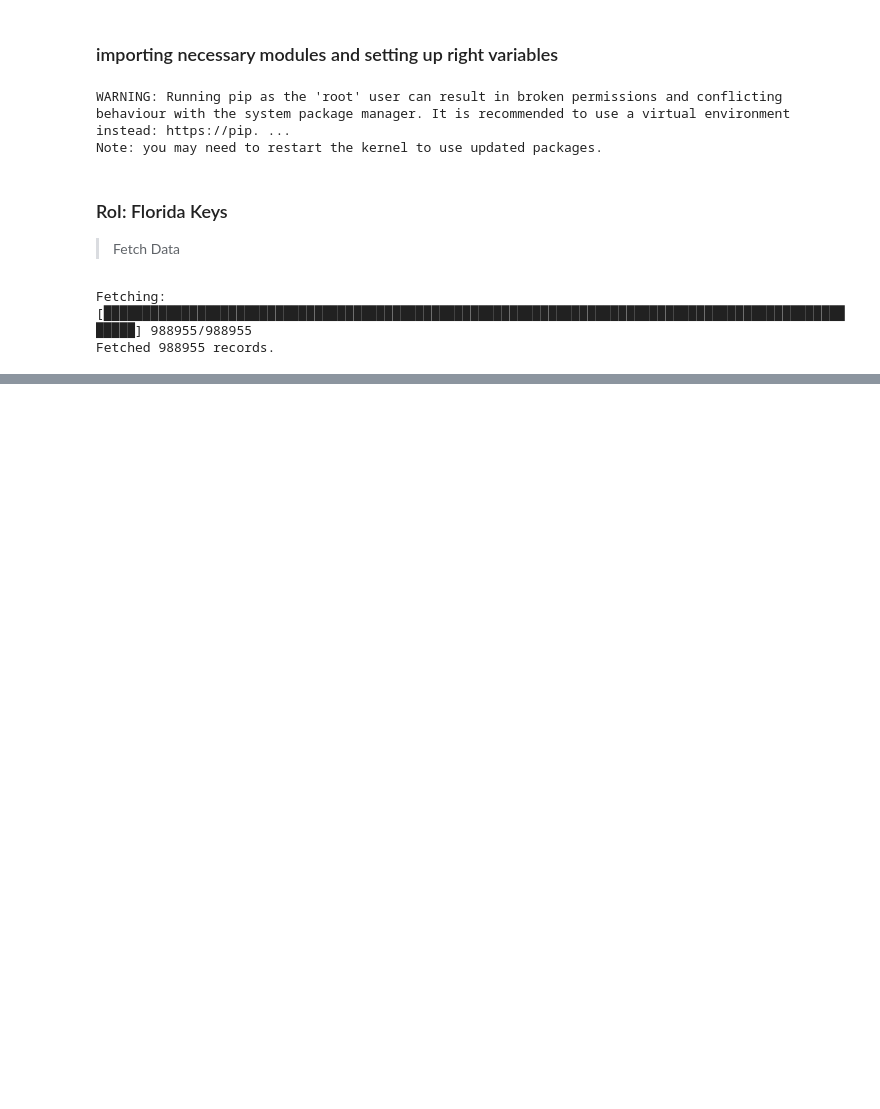
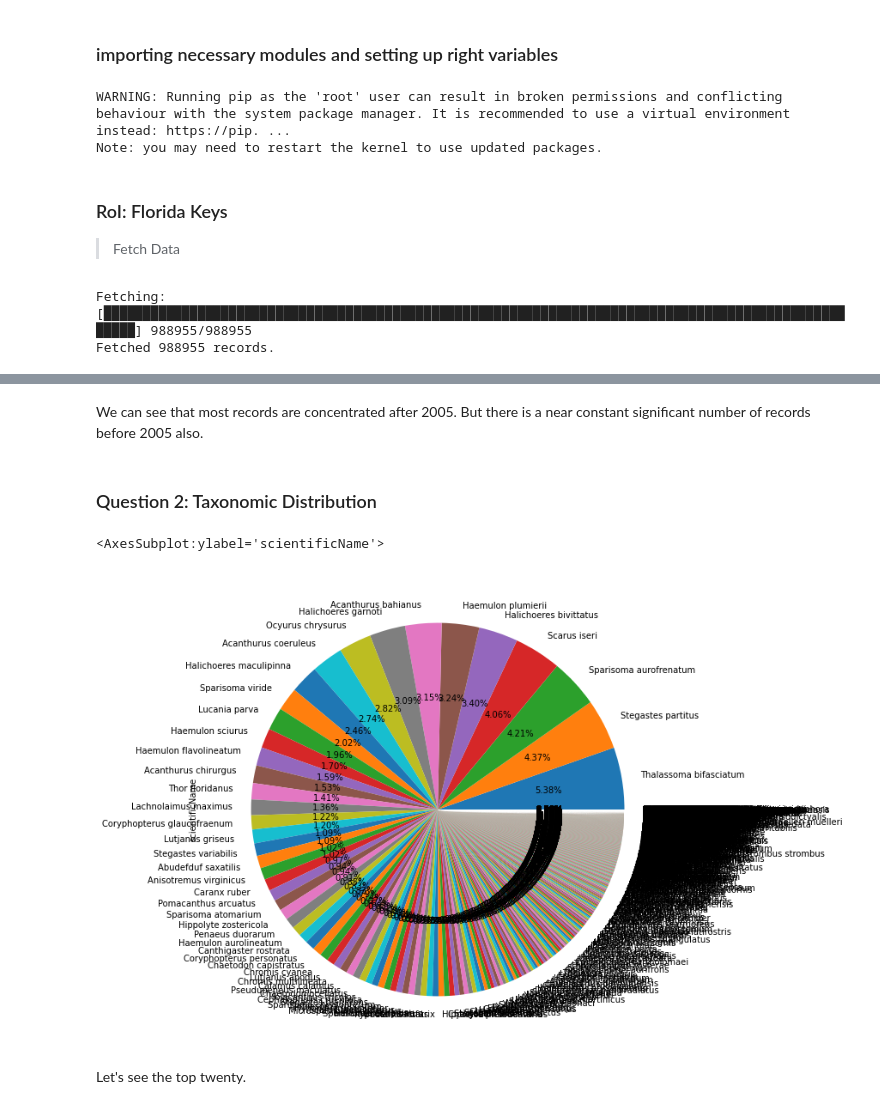
Before and after one commit to ayushanand18/obis-research, a Jupyter notebook: notebooks/roi-investigation.ipynb, the cells around one changed output, grey strips where cells are left out. Drawn from its saved outputs; the diff is of its cells as text; code cells hidden in the pictures; blank space fills up the shorter version.

```diff
--- a/notebooks/roi-investigation.ipynb
+++ b/notebooks/roi-investigation.ipynb
@@ -101,0 +137,11 @@ Let's save this csv data file to kaggle storage, and commit this notebook so tha
+# %% [markdown]
+We can see that most records are concentrated after 2005. But there is a near constant significant number of records before 2005 also.
+# %% [markdown]
+### Question 2: Taxonomic Distribution
+# %%
+fl_df.groupby("scientificName").scientificName.count().sort_values(ascending=False).plot.pie(autopct="%.2f%%")
+# %% [output]
+<AxesSubplot:ylabel='scientificName'>
+[figure, added]
+# %% [markdown]
+Let's see the top twenty.
```
Also changed, not shown: parts of 6 cells of this notebook.
